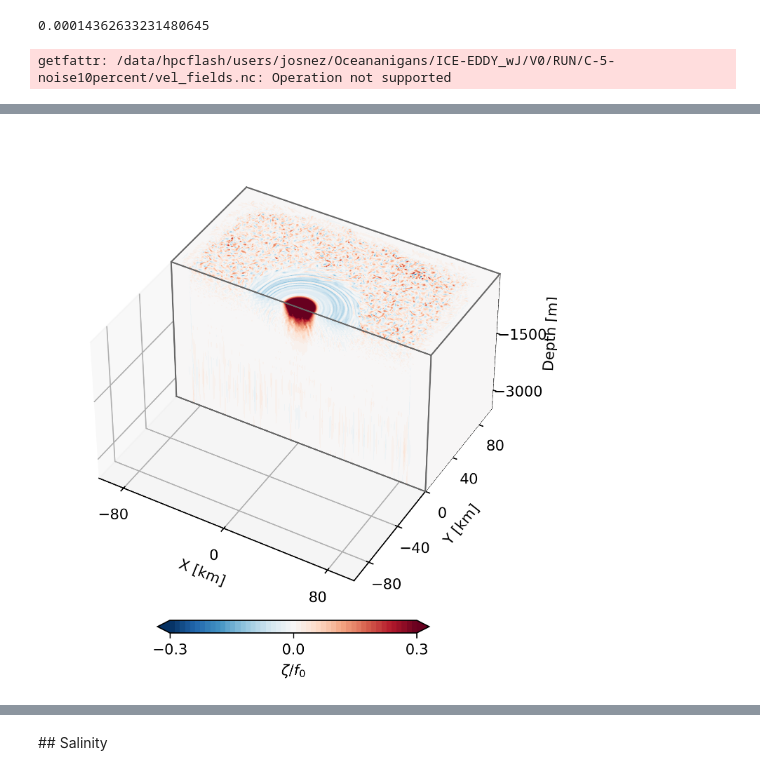
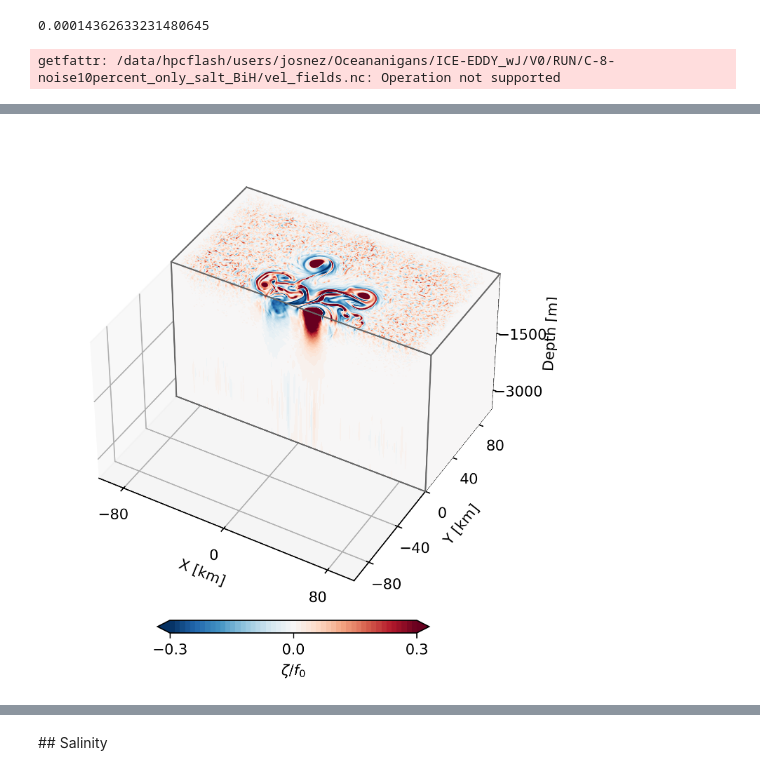
Before and after one commit to demarez/ice-eddy, a Jupyter notebook: DIAGS/3D_plot.ipynb, the cells around one changed output, grey strips where cells are left out. Cells and saved outputs as stored; diff of their text form; code cells hidden in the pictures.

```diff
--- a/DIAGS/3D_plot.ipynb
+++ b/DIAGS/3D_plot.ipynb
@@ -154,7 +154,7 @@ def coriolis_frequency(latitude_degrees):
     return f0
 # %%
 
-data_path = "/data/hpcflash/users/josnez/Oceananigans/ICE-EDDY_wJ/V0/RUN/C-5-noise10percent"
+data_path = "/data/hpcflash/users/josnez/Oceananigans/ICE-EDDY_wJ/V0/RUN/C-8-noise10percent_only_salt_BiH"
 
 lat=80
 f0=coriolis_frequency(lat);print(f0)
@@ -167,7 +167,7 @@ tracer_fields_paths = '{0}/{1}'.format(data_path, tracer_fields)
 data = xr.open_mfdataset(vel_fields_paths)# preprocess=remove_empty_ds )
 # %% [output]
 0.00014362633231480645
-getfattr: /data/hpcflash/users/josnez/Oceananigans/ICE-EDDY_wJ/V0/RUN/C-5-noise10percent/vel_fields.nc: Operation not supported
+getfattr: /data/hpcflash/users/josnez/Oceananigans/ICE-EDDY_wJ/V0/RUN/C-8-noise10percent_only_salt_BiH/vel_fields.nc: Operation not supported
 # %%
 vmax=0.3
 vmin=-vmax
@@ -181,13 +181,18 @@ kw = {
 }
 
 
-var = data.vort.isel(time=-1).transpose("yF","xF","zC")
+# var = data.vort.isel(time=-1).transpose("yF","xF","zC")
+var = data.vort.isel(time=30).transpose("y_afa","x_faa","z_aac")
 
 Ny, Nx, Nz = var.shape
 
-X = np.ones((Ny,Nx,Nz)) * var.xF.values[np.newaxis,:,np.newaxis] / 1000
-Y = np.ones((Ny,Nx,Nz)) * var.yF.values[:, np.newaxis,np.newaxis] / 1000
-Z = np.ones((Ny,Nx,Nz)) * var.zC.values[np.newaxis,np.newaxis,:]
+# X = np.ones((Ny,Nx,Nz)) * var.xF.values[np.newaxis,:,np.newaxis] / 1000
+# Y = np.ones((Ny,Nx,Nz)) * var.yF.values[:, np.newaxis,np.newaxis] / 1000
+# Z = np.ones((Ny,Nx,Nz)) * var.zC.values[np.newaxis,np.newaxis,:]
+
+X = np.ones((Ny,Nx,Nz)) * var.x_faa.values[np.newaxis,:,np.newaxis] / 1000
+Y = np.ones((Ny,Nx,Nz)) * var.y_afa.values[:, np.newaxis,np.newaxis] / 1000
+Z = np.ones((Ny,Nx,Nz)) * var.z_aac.values[np.newaxis,np.newaxis,:]
 
 
 # Create a figure with 3D ax
@@ -222,2 +230,2 @@ getfattr: /data/hpcflash/users/josnez/Oceananigans/ICE-EDDY_wJ/V0/RUN/C-5-noise1
-[figure, old version]
+[figure, new version]
 # %%
```
Also changed, not shown: parts of 5 cells of this notebook, 7 other files.
